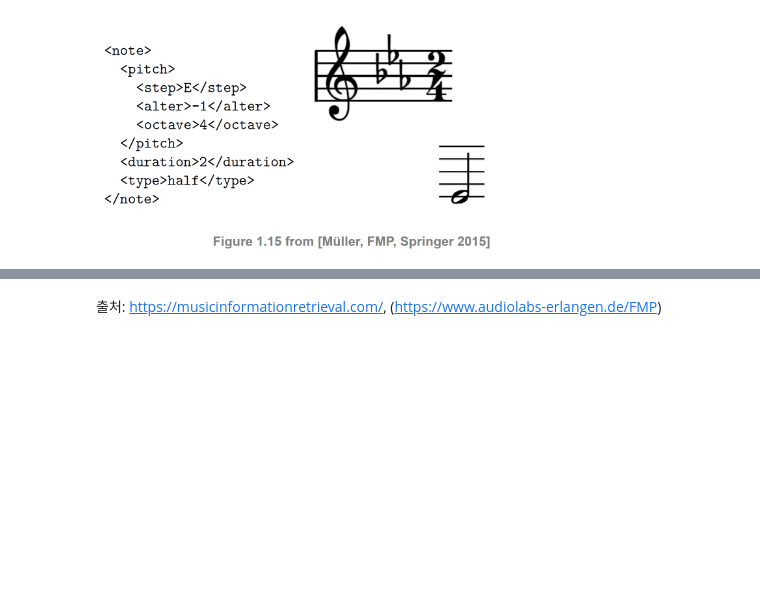
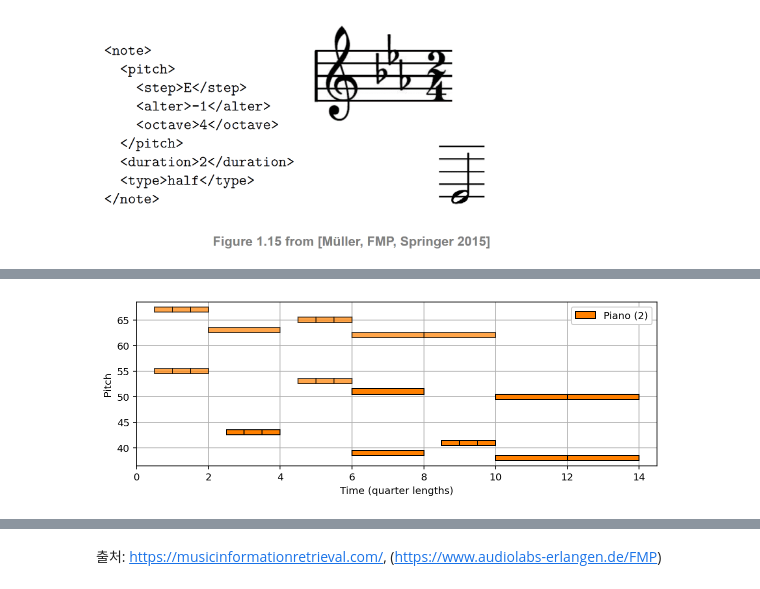
Before and after one commit to jo-cho/mir_kr, a Jupyter notebook: Notebooks/2. Music Representation/2.2.Symbolic_Representation.ipynb, the cells around one changed output, grey strips where cells are left out. Cells and saved outputs as stored; diff of their text form; code cells hidden in the pictures; blank space fills up the shorter version.

```diff
--- a/Notebooks/2. Music Representation/2.2.Symbolic_Representation.ipynb
+++ b/Notebooks/2. Music Representation/2.2.Symbolic_Representation.ipynb
@@ -63,0 +251,7 @@ Image("../img/2.music_representation/FMP_C1_F15.png", width=400, height=400)
+# %%
+xml_data = m21.converter.parse("../data_FMP/FMP_C1_F01_Beethoven_FateMotive_Sibelius-Tracks.xml")
+xml_list = xml_to_list(xml_data)
+
+df = pd.DataFrame(xml_list[:9], columns=['Start', 'End', 'Pitch', 'Velocity', 'Instrument'])
+html = df.to_html(index=False, float_format='%.2f', max_rows=8)
+ipd.HTML(html)
@@ -63,0 +269,5 @@ Image("../img/2.music_representation/FMP_C1_F15.png", width=400, height=400)
+# %%
+visualize_piano_roll(xml_list, figsize=(8, 3), velocity_alpha=True,
+                               xlabel='Time (quarter lengths)');
+# %% [output]
+[figure, added]
```
Also changed, not shown: parts of 17 cells of this notebook, 3 other files.
